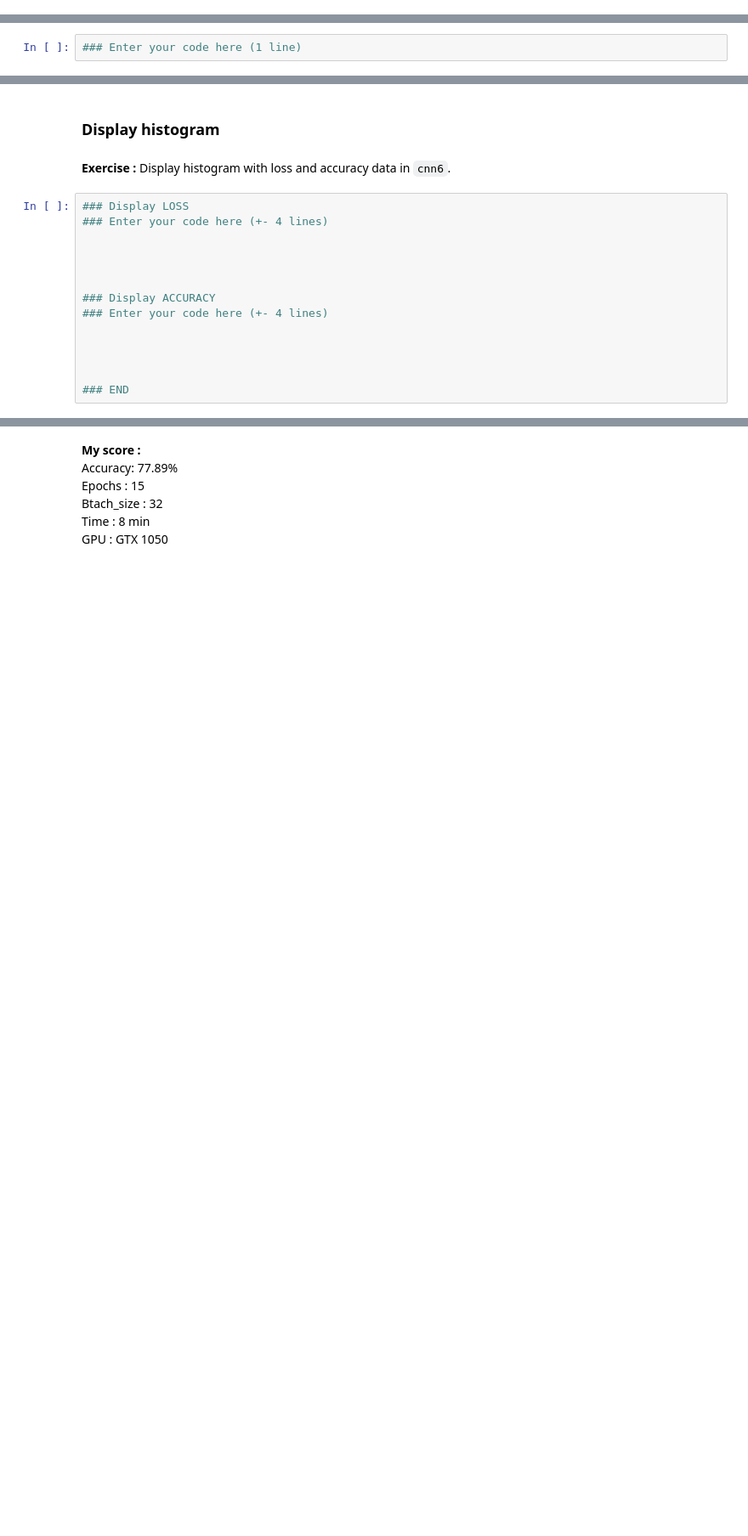
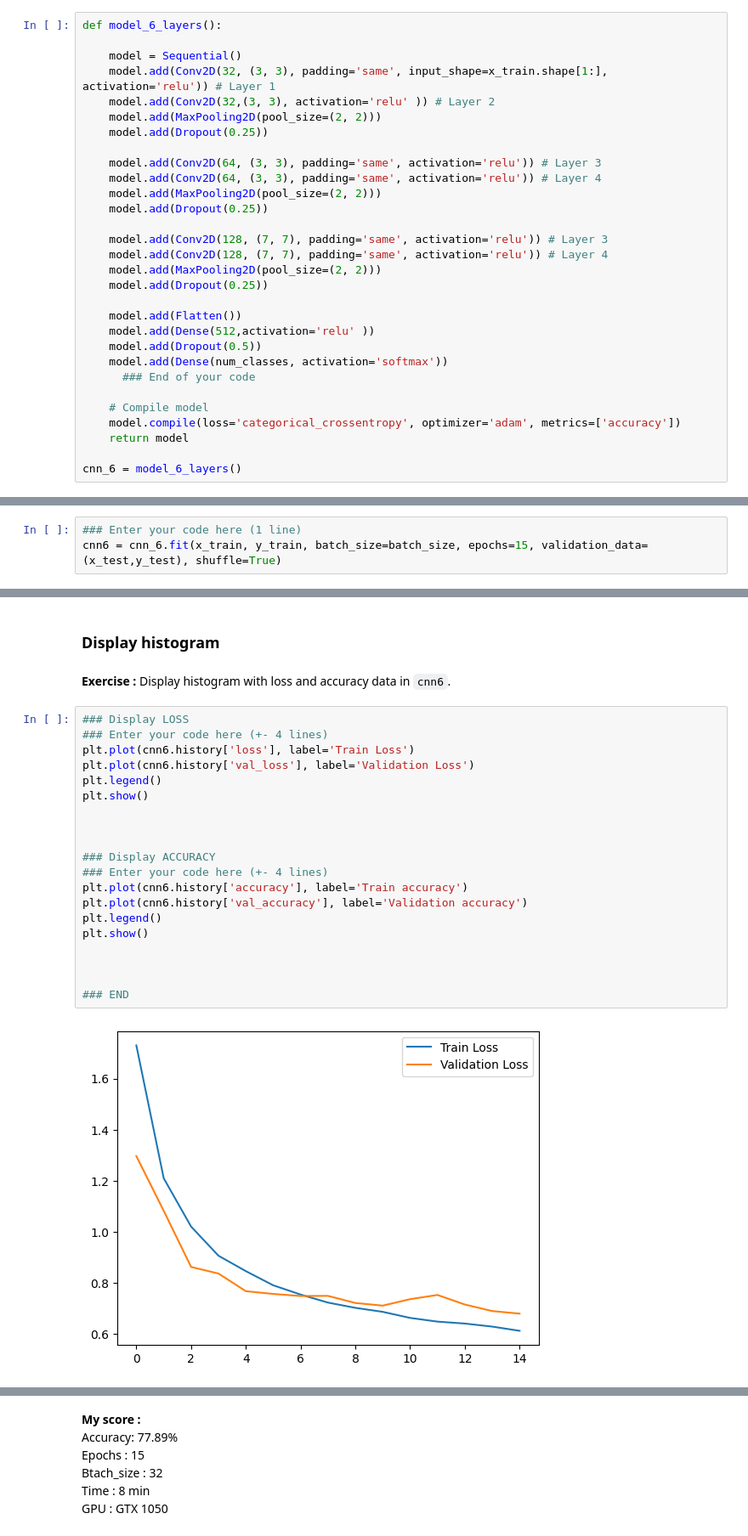
Before and after one commit to TomJcb11/cours_TIC_DeepLearning, a Jupyter notebook: 02_computer_vision-20250328/01-intro - Computer vision - image dataGen/01. Intro.ipynb, the cells around one changed output, grey strips where cells are left out. Shown: that part at 85% size. Drawn from its saved outputs; the diff is of its cells as text; blank space fills up the shorter version.

```diff
--- a/02_computer_vision-20250328/01-intro - Computer vision - image dataGen/01. Intro.ipynb
+++ b/02_computer_vision-20250328/01-intro - Computer vision - image dataGen/01. Intro.ipynb
@@ -737,3 +712,33 @@ cnn_6 = model_6_layers()
+# %%
+def model_6_layers():
+
+    model = Sequential()
+    model.add(Conv2D(32, (3, 3), padding='same', input_shape=x_train.shape[1:], activation='relu')) # Layer 1
+    model.add(Conv2D(32,(3, 3), activation='relu' )) # Layer 2
+    model.add(MaxPooling2D(pool_size=(2, 2)))
+    model.add(Dropout(0.25))
+
+    model.add(Conv2D(64, (3, 3), padding='same', activation='relu')) # Layer 3
+    model.add(Conv2D(64, (3, 3), padding='same', activation='relu')) # Layer 4
+    model.add(MaxPooling2D(pool_size=(2, 2)))
+    model.add(Dropout(0.25))
+
+    model.add(Conv2D(128, (7, 7), padding='same', activation='relu')) # Layer 3
+    model.add(Conv2D(128, (7, 7), padding='same', activation='relu')) # Layer 4
+    model.add(MaxPooling2D(pool_size=(2, 2)))
+    model.add(Dropout(0.25))
+
+    model.add(Flatten())
+    model.add(Dense(512,activation='relu' ))
+    model.add(Dropout(0.5))
+    model.add(Dense(num_classes, activation='softmax'))
+      ### End of your code
+
+    # Compile model
+    model.compile(loss='categorical_crossentropy', optimizer='adam', metrics=['accuracy'])
+    return model
+
+cnn_6 = model_6_layers()
 # %% [markdown]
 **Exercice :** Display the summary of the model
 # %%
@@ -788,3 +816,4 @@ _________________________________________________________________
 **Exercise :** Fit the model with 15 epochs
 # %%
 ### Enter your code here (1 line)
+cnn6 = cnn_6.fit(x_train, y_train, batch_size=batch_size, epochs=15, validation_data=(x_test,y_test), shuffle=True)
@@ -801,14 +851,22 @@ _________________________________________________________________
 # %%
 ### Display LOSS
 ### Enter your code here (+- 4 lines)
-
+plt.plot(cnn6.history['loss'], label='Train Loss')
+plt.plot(cnn6.history['val_loss'], label='Validation Loss')
+plt.legend()
+plt.show()
 
 
 
 ### Display ACCURACY
 ### Enter your code here (+- 4 lines)
-
+plt.plot(cnn6.history['accuracy'], label='Train accuracy')
+plt.plot(cnn6.history['val_accuracy'], label='Validation accuracy')
+plt.legend()
+plt.show()
 
 
 
 ### END
+# %% [output]
+[figure, added]
```
Also changed, not shown: parts of 31 cells of this notebook.
